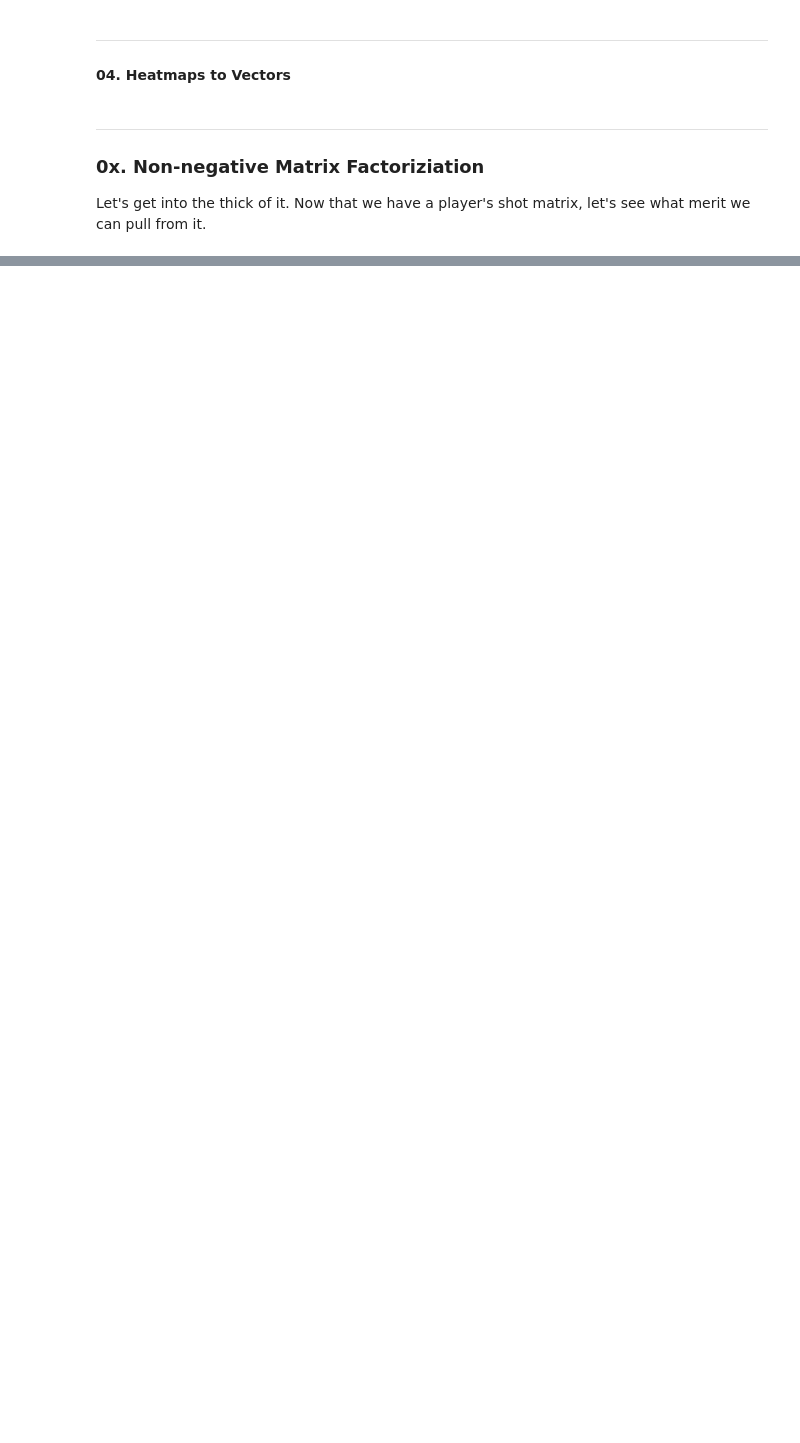
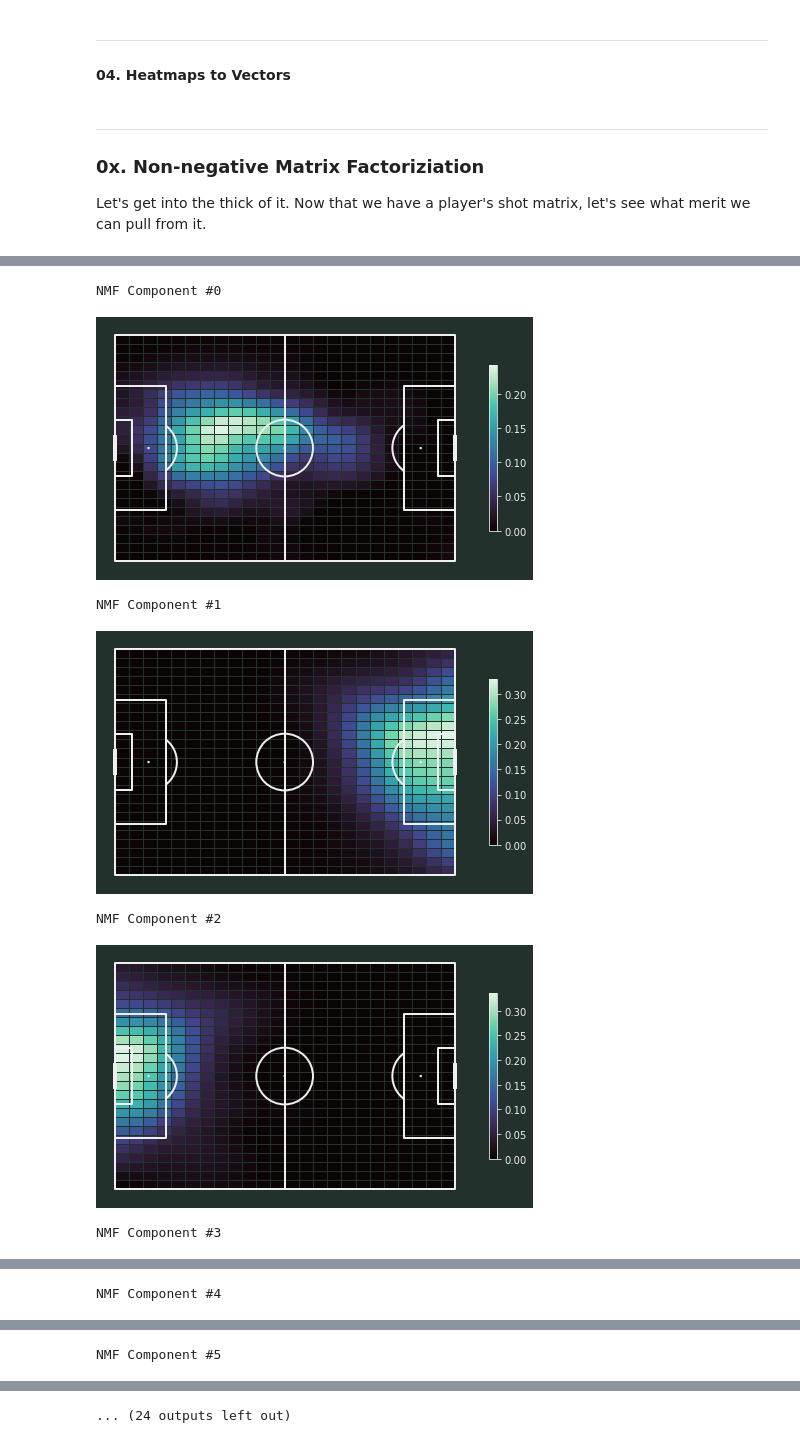
Before and after one commit to lucas-nelson-uiuc/stat430_unsupervised_project, a Jupyter notebook: soccer_project.ipynb, the cells around one changed output, grey strips where cells are left out. Cells and saved outputs as stored; diff of their text form; code cells hidden in the pictures; blank space fills up the shorter version.

```diff
--- a/soccer_project.ipynb
+++ b/soccer_project.ipynb
@@ -355,0 +325,5 @@ Let's get into the thick of it. Now that we have a player's shot matrix, let's s
+# %%
+nmf_pass = NMF(n_components=6, random_state=100)
+W = pd.DataFrame(nmf_pass.fit_transform(nmf_pass_matrix))
+H = pd.DataFrame(nmf_pass.components_, columns=nmf_pass_matrix.columns)
+cls_mem = W.apply(lambda x: x / sum(x), axis=1)
@@ -355,0 +362,2 @@ Let's get into the thick of it. Now that we have a player's shot matrix, let's s
+# %%
+nmf_combo_matrix = nmf_pass_matrix + nmf_cross_matrix + nmf_dribble_matrix + nmf_shot_matrix
@@ -356,4 +368,5 @@ Let's get into the thick of it. Now that we have a player's shot matrix, let's s
 # %%
-nmf = NMF(n_components=18, random_state=100)
-W = pd.DataFrame(nmf.fit_transform(nmf_pass))
-H = pd.DataFrame(nmf.components_, columns=nmf_pass.columns)
+nmf_combo = NMF(n_components=18, random_state=100)
+W = pd.DataFrame(nmf_combo.fit_transform(nmf_combo_matrix))
+H = pd.DataFrame(nmf_combo.components_, columns=nmf_combo_matrix.columns)
+cls_mem = W.apply(lambda x: x / sum(x), axis=1)
@@ -368,5 +373,35 @@ cls_mem
-# %%
-for i in range(W.shape[1]):
-    sns.heatmap(np.array(W.iloc[:, i]).reshape((24, 25)))
-    plt.title(f'Heatmap for Grid Cluster {i}')
-    plt.show()
+# %%
+for i in range(W.shape[1]):
+    # Tom Decroos, author of `matplotsoccer <https://github.com/TomDecroos/matplotsoccer>`_,
+    # asked whether it was possible to plot a Gaussian smoothed heatmap,
+    # which are available in matplotsoccer. Here is an example demonstrating this.
+
+    # reshape vector
+    df = np.array(W.iloc[:, i]).reshape((24, 25))
+    print(f'NMF Component #{i}')
+
+    # setup pitch
+    pitch = Pitch(pitch_type='statsbomb', line_zorder=2,
+                pitch_color='#22312b', line_color='#efefef')
+    # draw
+    fig, ax = pitch.draw(figsize=(6.6, 4.125))
+    fig.set_facecolor('#22312b')
+    # bin_statistic = pitch.bin_statistic(df.location_x, df.location_y, statistic='count', bins=(24,25))
+    # bin_statistic['statistic'] = gaussian_filter(bin_statistic['statistic'], 1)
+    faux_bin = bin_statistic
+    faux_bin['statistic'] = pd.DataFrame(np.array(W.iloc[:, i]).reshape((24, 25))).T
+    pcm = pitch.heatmap(faux_bin, ax=ax, cmap='mako', edgecolors='#22312b')
+    # Add the colorbar and format off-white
+    cbar = fig.colorbar(pcm, ax=ax, shrink=0.6)
+    cbar.outline.set_edgecolor('#efefef')
+    cbar.ax.yaxis.set_tick_params(color='#efefef')
+    plt.setp(plt.getp(cbar.ax.axes, 'yticklabels'), color='#efefef')
+    plt.show()
+# %% [output]
+NMF Component #0
+[figure, added]
+NMF Component #1
+[figure, added]
+NMF Component #2
+[figure, added]
+NMF Component #3
@@ -372,0 +409 @@ for i in range(W.shape[1]):
+NMF Component #4
@@ -372,0 +411 @@ for i in range(W.shape[1]):
+NMF Component #5
@@ -372,0 +413 @@ for i in range(W.shape[1]):
+... (24 outputs left out)
```
Also changed, not shown: parts of 60 cells of this notebook.
